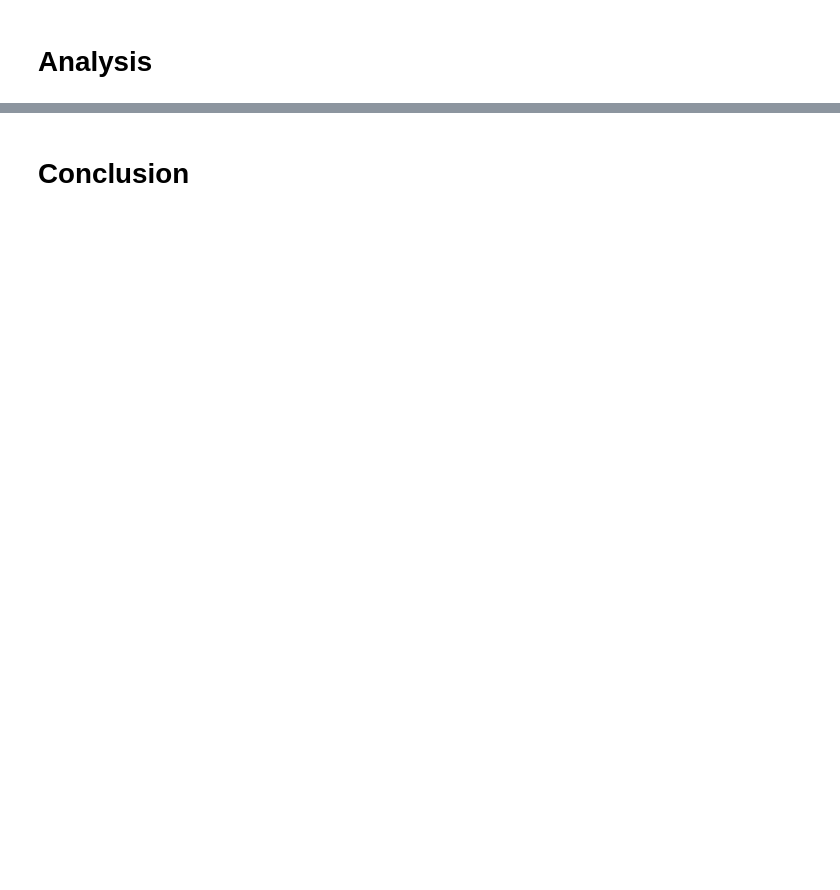
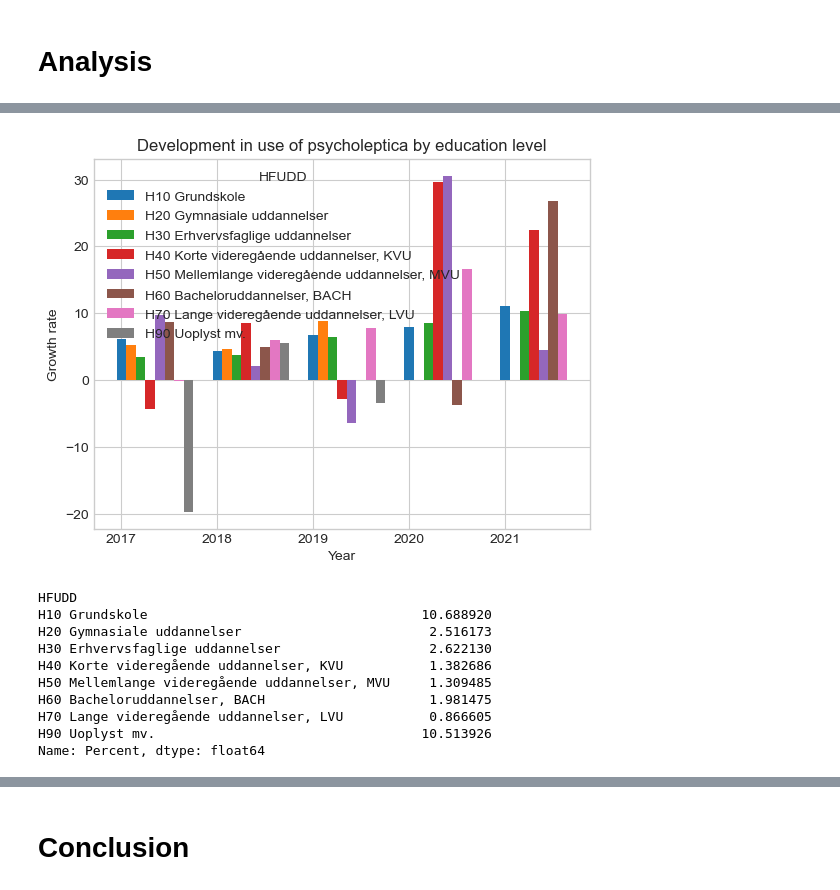
Before and after one commit to NumEconCopenhagen/projects-2023-kernen-af-kulten, a Jupyter notebook: dataproject/dataproject.ipynb, the cells around one changed output, grey strips where cells are left out. Saved outputs shown, nothing was run; the diff lists cells and outputs as text; code cells hidden in the pictures; blank space fills up the shorter version.

```diff
--- a/dataproject/dataproject.ipynb
+++ b/dataproject/dataproject.ipynb
@@ -264,0 +111,14 @@ MAKE FURTHER ANALYSIS. EXPLAIN THE CODE BRIEFLY AND SUMMARIZE THE RESULTS.
+# %%
+dp.figure_5()
+# %% [output]
+[figure, added]
+HFUDD
+H10 Grundskole                                   10.688920
+H20 Gymnasiale uddannelser                        2.516173
+H30 Erhvervsfaglige uddannelser                   2.622130
+H40 Korte videregående uddannelser, KVU           1.382686
+H50 Mellemlange videregående uddannelser, MVU     1.309485
+H60 Bacheloruddannelser, BACH                     1.981475
+H70 Lange videregående uddannelser, LVU           0.866605
+H90 Uoplyst mv.                                  10.513926
+Name: Percent, dtype: float64
```
Also changed, not shown: parts of 40 cells of this notebook.
